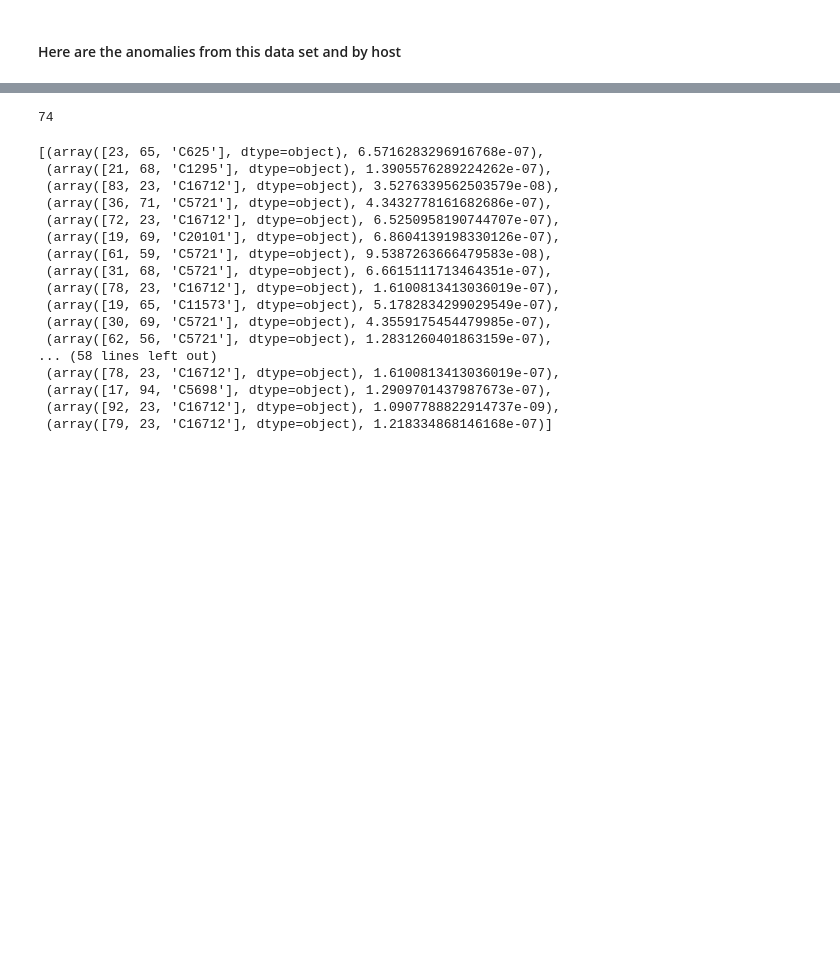
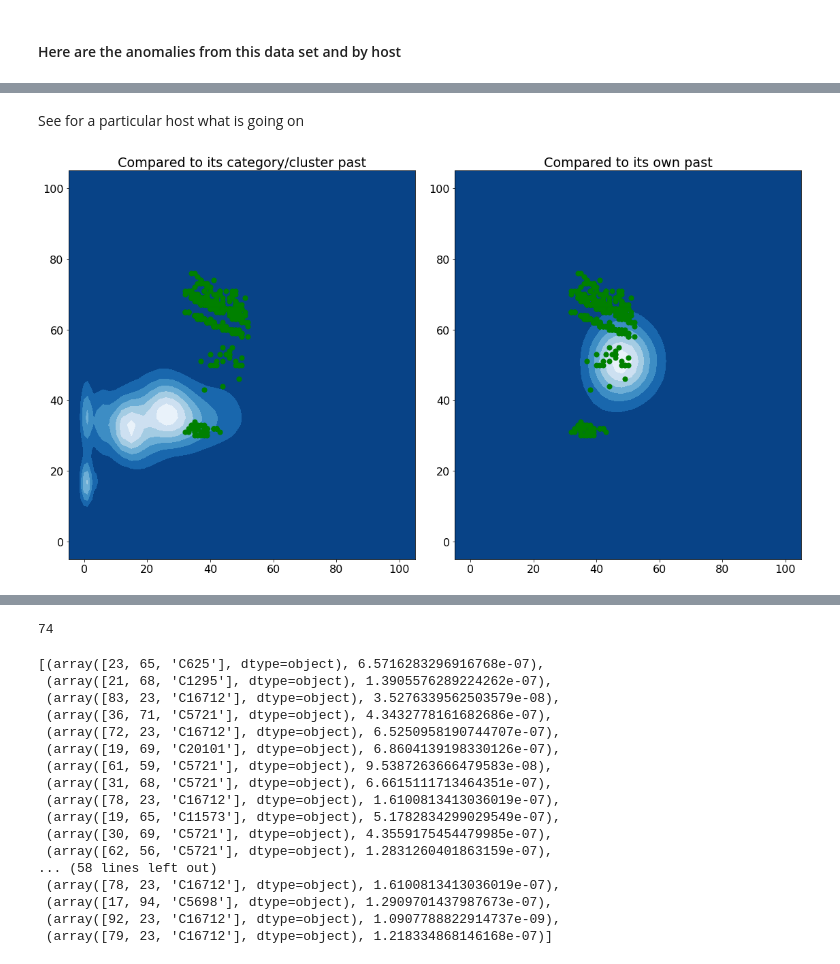
Before and after one commit to SotirisAnagnostidis/onlineAnomalyDetection, a Jupyter notebook: diploma/diploma.ipynb, the cells around one changed output, grey strips where cells are left out. Drawn from its saved outputs; the diff is of its cells as text; code cells hidden in the pictures; blank space fills up the shorter version.

```diff
--- a/diploma/diploma.ipynb
+++ b/diploma/diploma.ipynb
@@ -161,0 +141,9 @@ array(['C5721', 21], dtype=object)
+# %% [markdown]
+See for a particular host what is going on
+# %%
+from plots import plot_for_host
+
+data_for_host = plot_for_host('C1707', onlineEM, groupped_data.values)
+# print(data_for_host)
+# %% [output]
+[figure, added]
```
Also changed, not shown: parts of 16 cells of this notebook, 1 other file.
